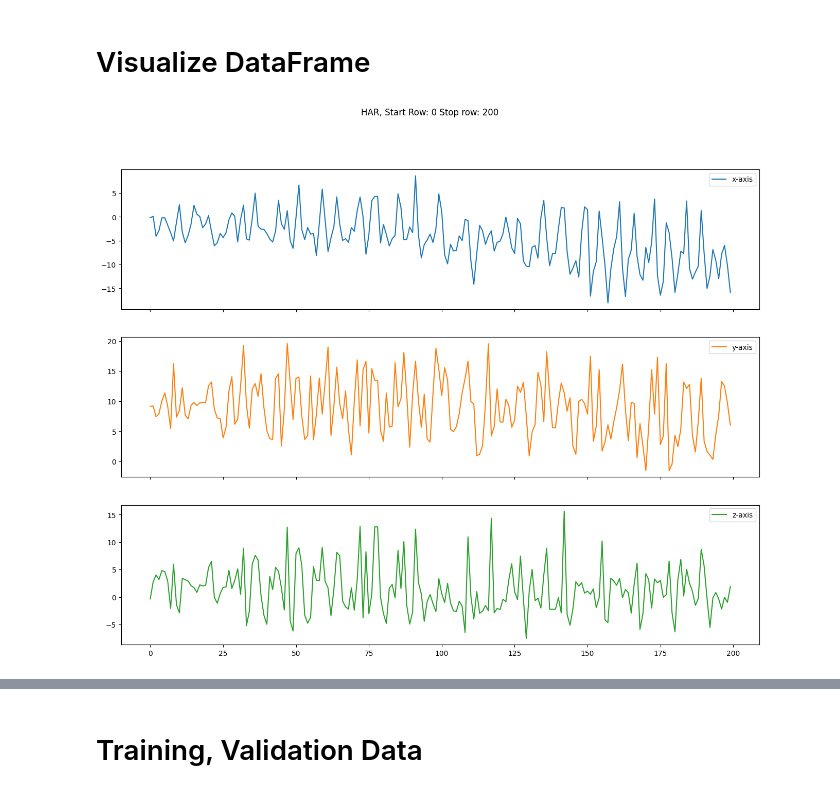
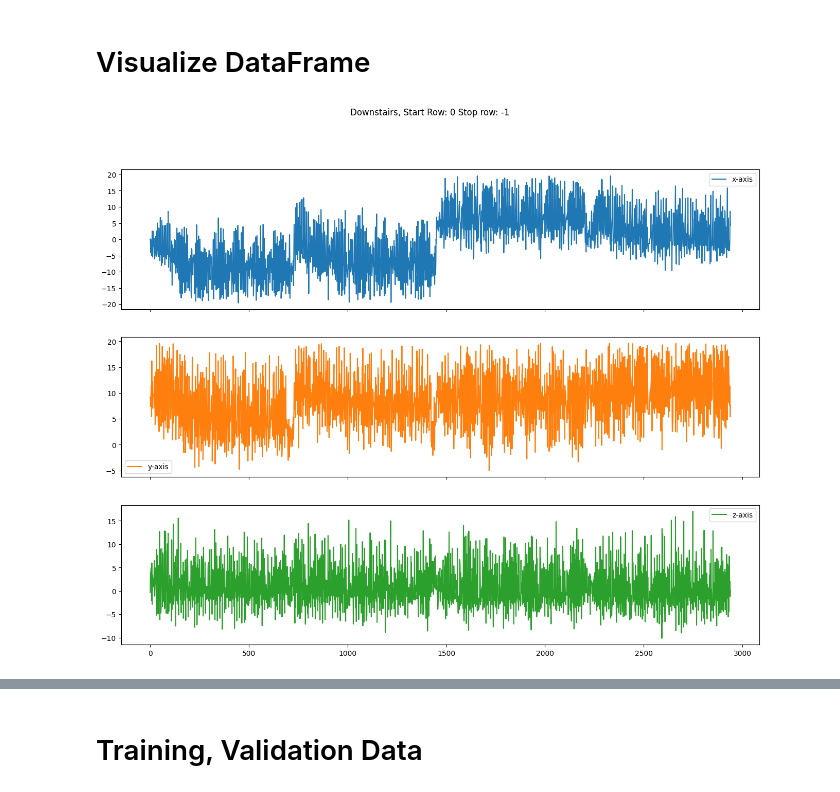
Before and after one commit to Kyaputan/Lab3-Machine-Learning, a Jupyter notebook: Linear_Model/ex15_Human-activity/HAR_CNN_Lecture.ipynb, the cells around one changed output, grey strips where cells are left out. Saved outputs shown, nothing was run; the diff lists cells and outputs as text; code cells hidden in the pictures.

```diff
--- a/Linear_Model/ex15_Human-activity/HAR_CNN_Lecture.ipynb
+++ b/Linear_Model/ex15_Human-activity/HAR_CNN_Lecture.ipynb
@@ -31,17 +31,18 @@ df_paths = glob(osp.join(train_dir, '*', '*.csv'))
 # %% [markdown]
 # Visualize DataFrame
 # %%
-def plot_activity(activity,df,start=0,stop=200):
+def plot_activity(activity,df,start=0,stop=-1):
     df = df.iloc[start:stop]
 
     ax = df.plot(subplots=True,figsize=(16,12),title=activity+ ', Start Row: '+str(start)+' Stop row: '+str(stop)) # Plot accelerometer for the activity.
 # %%
 path = df_paths[0]
-activity, filename = path.split('/')[-2:]
+normalized_path = path.replace("\\", "/")
+activity, filename = normalized_path.split('/')[-2:]
 df = pd.read_csv(path)
 plot_activity(activity, df)
 # %% [output]
-[figure, old version]
+[figure, new version]
 # %%
 plot_activity(activity,df,100,500)
 # %% [output]
```
Also changed, not shown: parts of 10 cells of this notebook.
